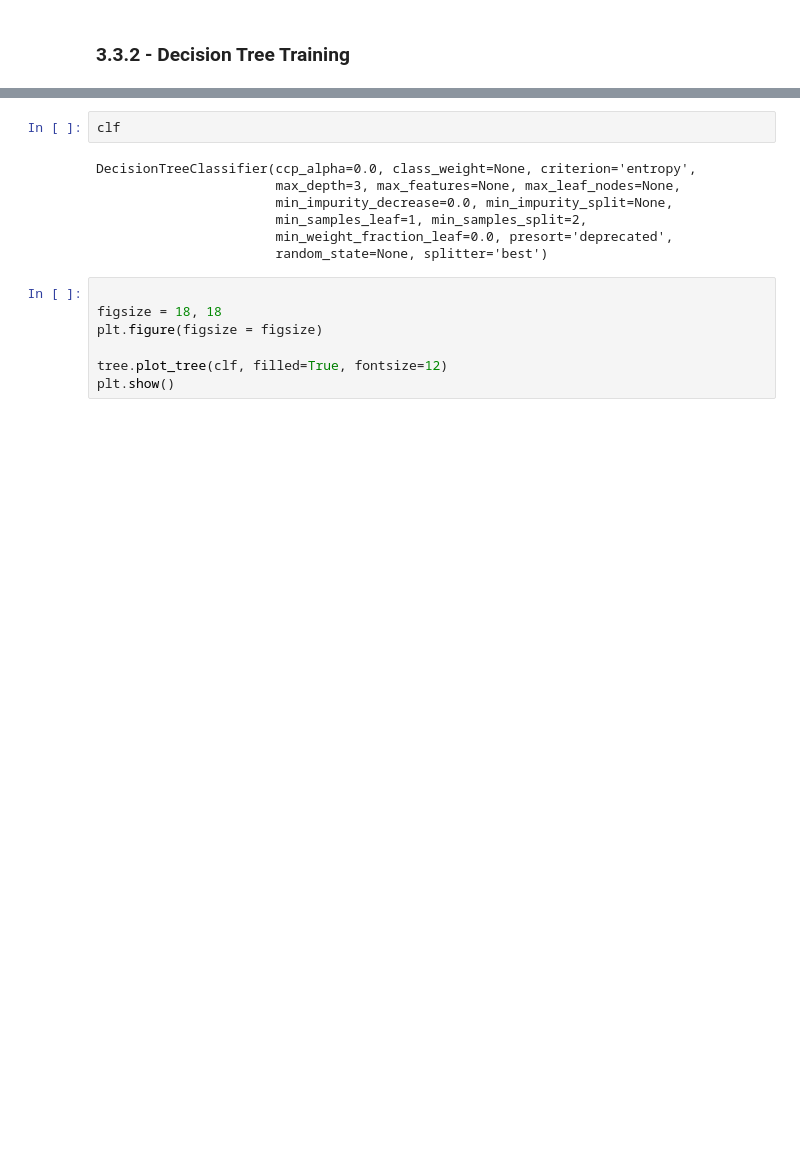
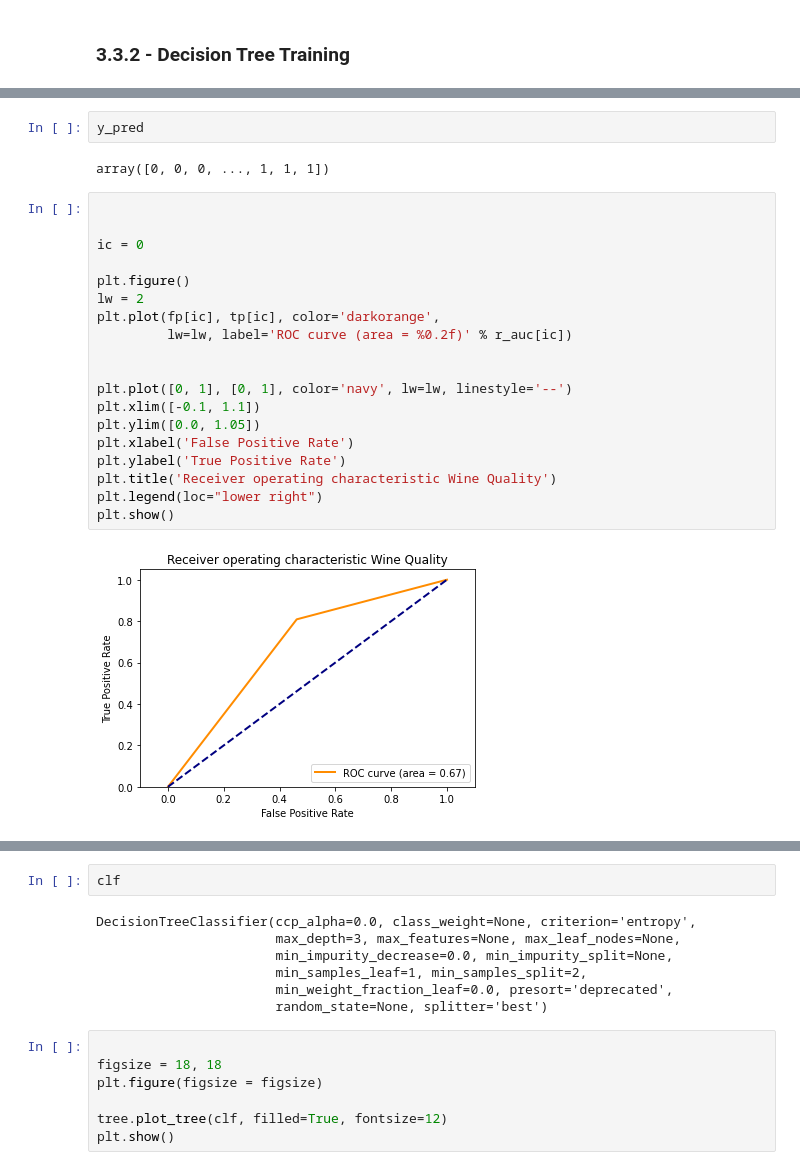
Before and after one commit to cicorias/njit-dm-scratch, a Jupyter notebook: final/notebooks/3.2 DT Model Generation.ipynb, the cells around one changed output, grey strips where cells are left out. Saved outputs shown, nothing was run; the diff lists cells and outputs as text; blank space fills up the shorter version.

```diff
--- a/final/notebooks/3.2 DT Model Generation.ipynb
+++ b/final/notebooks/3.2 DT Model Generation.ipynb
@@ -22,3 +145,28 @@ path exist and not forced
+# %%
+y_pred
+# %% [output]
+array([0, 0, 0, ..., 1, 1, 1])
+# %%
+
+
+ic = 0
+
+plt.figure()
+lw = 2
+plt.plot(fp[ic], tp[ic], color='darkorange',
+         lw=lw, label='ROC curve (area = %0.2f)' % r_auc[ic])
+
+
+plt.plot([0, 1], [0, 1], color='navy', lw=lw, linestyle='--')
+plt.xlim([-0.1, 1.1])
+plt.ylim([0.0, 1.05])
+plt.xlabel('False Positive Rate')
+plt.ylabel('True Positive Rate')
+plt.title('Receiver operating characteristic Wine Quality')
+plt.legend(loc="lower right")
+plt.show()
+# %% [output]
+[figure, added]
 # %%
 
 from sklearn import tree
```
Also changed, not shown: parts of 8 cells of this notebook, 1 other file.
